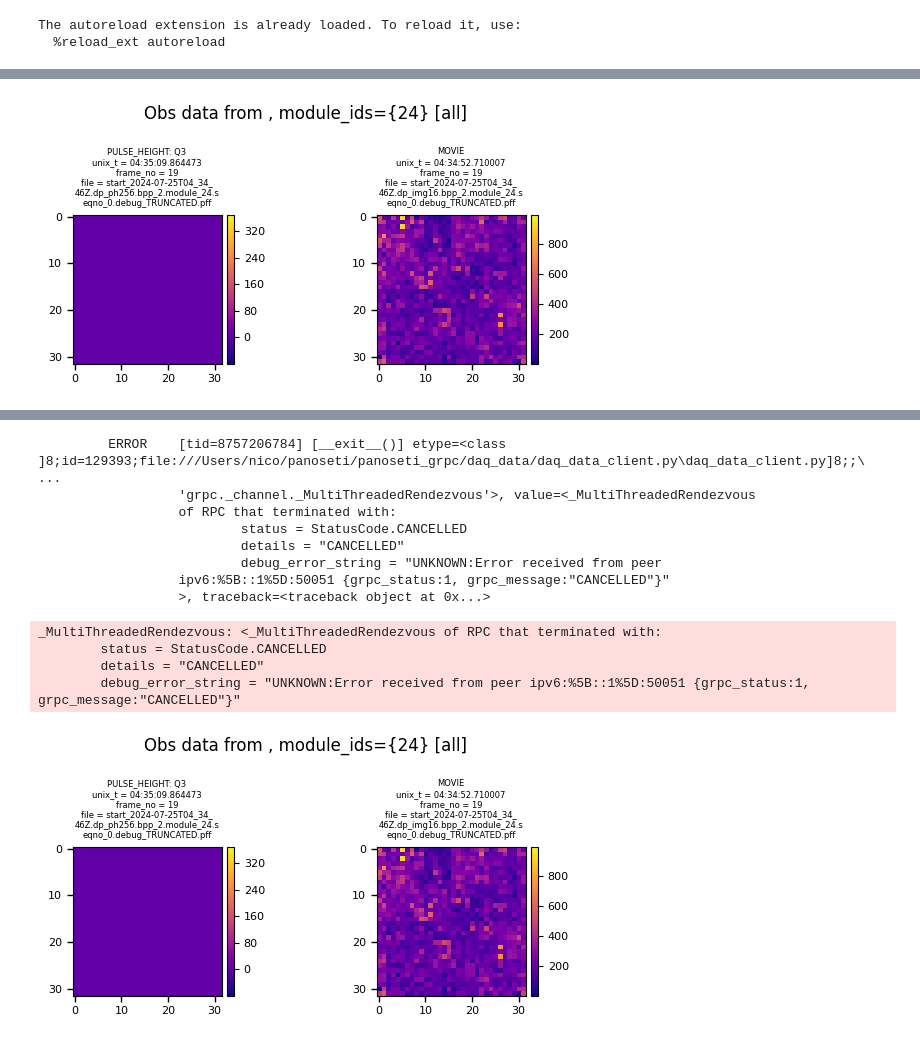
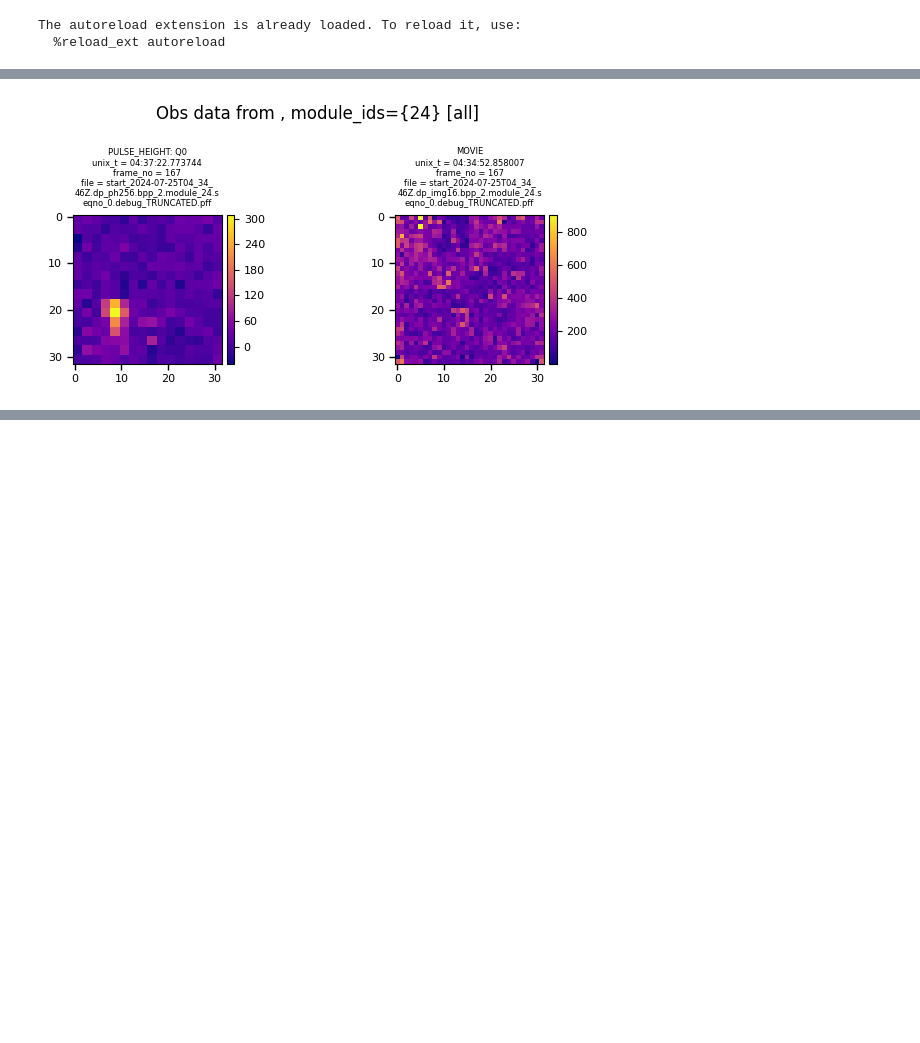
Before and after one commit to panoseti/panoseti_grpc, a Jupyter notebook: client_api_test.ipynb, the cells around one changed output, grey strips where cells are left out. Cells and saved outputs as stored; diff of their text form; code cells hidden in the pictures; blank space fills up the shorter version.

Commit message:
feat: refactor pano_image message parser function

```diff
--- a/client_api_test.ipynb
+++ b/client_api_test.ipynb
@@ -89,11 +89,13 @@ class PanoImagePreviewer:
             self.cbar_map[(module_id, 'MOVIE')] = cbar_mov
         self.fig.tight_layout()
 
-    def update(self, stream_images_response):
-        module_id, pano_type, header, img = unpack_pano_image(stream_images_response.pano_image)
-        pano_image = stream_images_response.pano_image
-        frame_number = pano_image.frame_number
-        file = pano_image.file
+    def update(self, parsed_pano_image):
+        module_id = parsed_pano_image['module_id']
+        pano_type = parsed_pano_image['type']
+        header = parsed_pano_image['header']
+        img = parsed_pano_image['image_array']
+        frame_number = parsed_pano_image['frame_number']
+        file = parsed_pano_image['file']
 
         # If this module is new, update layout and clear output before redrawing
         if module_id not in self.seen_modules:
@@ -188,7 +190,8 @@ with DaqDataClient(cfg_dir / daq_config_file) as ddc:
             stream_movie_data,
             stream_pulse_height_data,
             update_interval_seconds,
-            wait_for_ready=True
+            wait_for_ready=True,
+            parse_response=True,
         )
         daq_image_streams.append(daq_image_stream)
 
@@ -202 +206 @@ with DaqDataClient(cfg_dir / daq_config_file) as ddc:
-[figure, old version]
+[figure, new version]
@@ -204,13 +206,0 @@ with DaqDataClient(cfg_dir / daq_config_file) as ddc:
-         ERROR    [tid=8757206784] [__exit__()] etype=<class                                  ]8;id=129393;file:///Users/nico/panoseti/panoseti_grpc/daq_data/daq_data_client.py\daq_data_client.py]8;;\ ...
-                  'grpc._channel._MultiThreadedRendezvous'>, value=<_MultiThreadedRendezvous
-                  of RPC that terminated with:
-                          status = StatusCode.CANCELLED
-                          details = "CANCELLED"
-                          debug_error_string = "UNKNOWN:Error received from peer
-                  ipv6:%5B::1%5D:50051 {grpc_status:1, grpc_message:"CANCELLED"}"
-                  >, traceback=<traceback object at 0x...>
-_MultiThreadedRendezvous: <_MultiThreadedRendezvous of RPC that terminated with:
-        status = StatusCode.CANCELLED
-        details = "CANCELLED"
-        debug_error_string = "UNKNOWN:Error received from peer ipv6:%5B::1%5D:50051 {grpc_status:1, grpc_message:"CANCELLED"}"
-[figure, removed]
```
Also changed, not shown: parts of 5 cells of this notebook, 2 other files.
